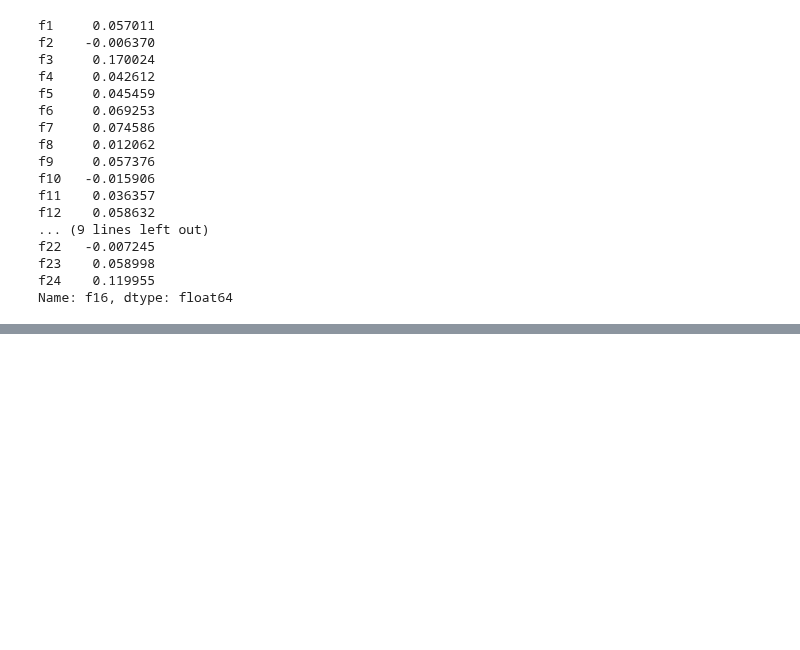
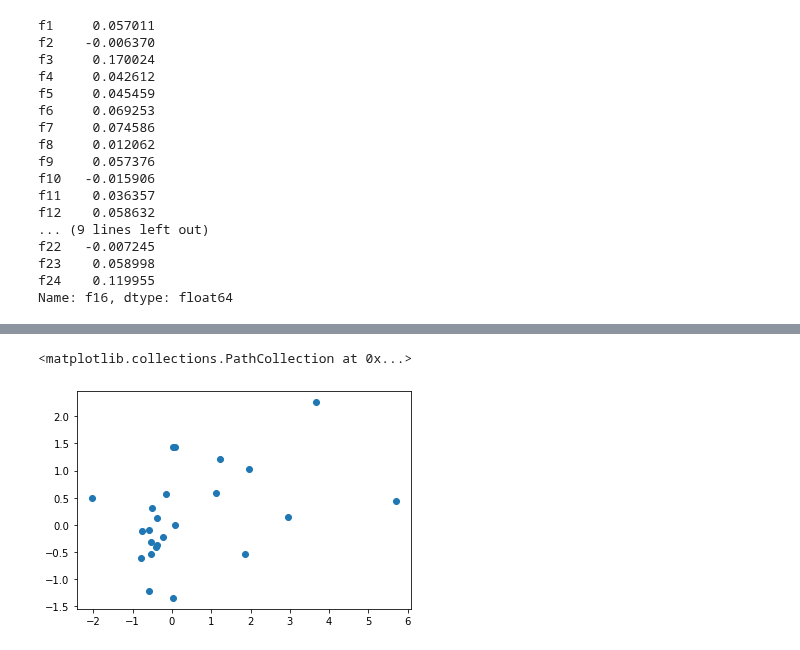
Before and after one commit to anderhos/Applied-Machine-Learning, a Jupyter notebook: ca3/CA3_AH.ipynb, the cells around one changed output, grey strips where cells are left out. Drawn from its saved outputs; the diff is of its cells as text; code cells hidden in the pictures; blank space fills up the shorter version.

```diff
--- a/ca3/CA3_AH.ipynb
+++ b/ca3/CA3_AH.ipynb
@@ -190,3 +215,9 @@ f22   -0.007245
 f23    0.058998
 f24    0.119955
 Name: f16, dtype: float64
+# %%
+# Standardizing
+
+sc = StandardScaler()
+df_X_std = sc.fit_transform(df_X)
+df_X_std
@@ -192,0 +238,5 @@ Name: f16, dtype: float64
+# %%
+plt.scatter(df_X_std[14], df_X_std[15])
+# %% [output]
+<matplotlib.collections.PathCollection at 0x...>
+[figure, added]
```
Also changed, not shown: parts of 4 cells of this notebook.
